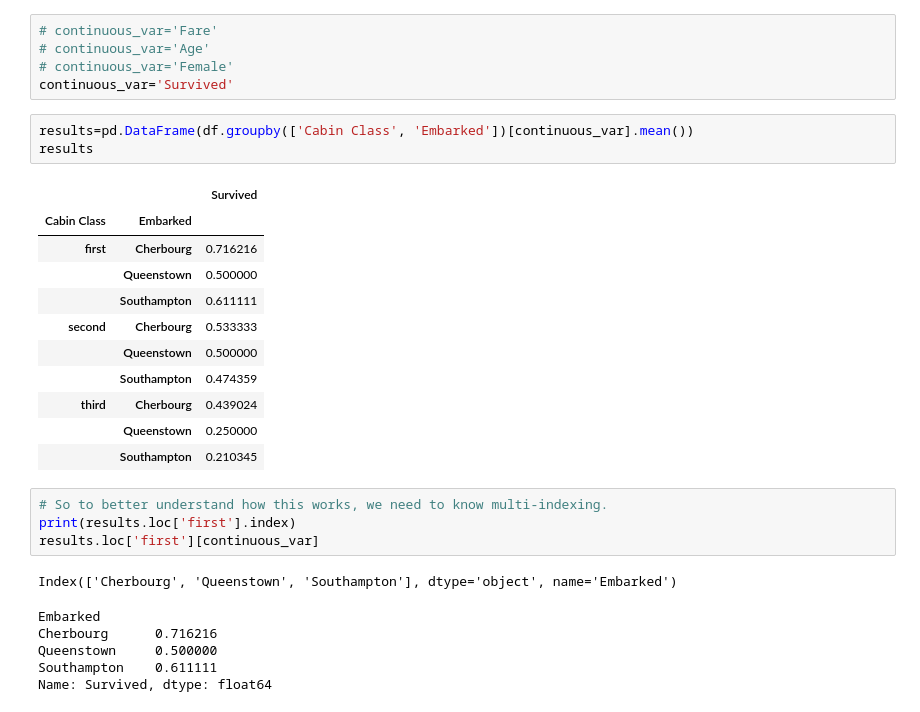
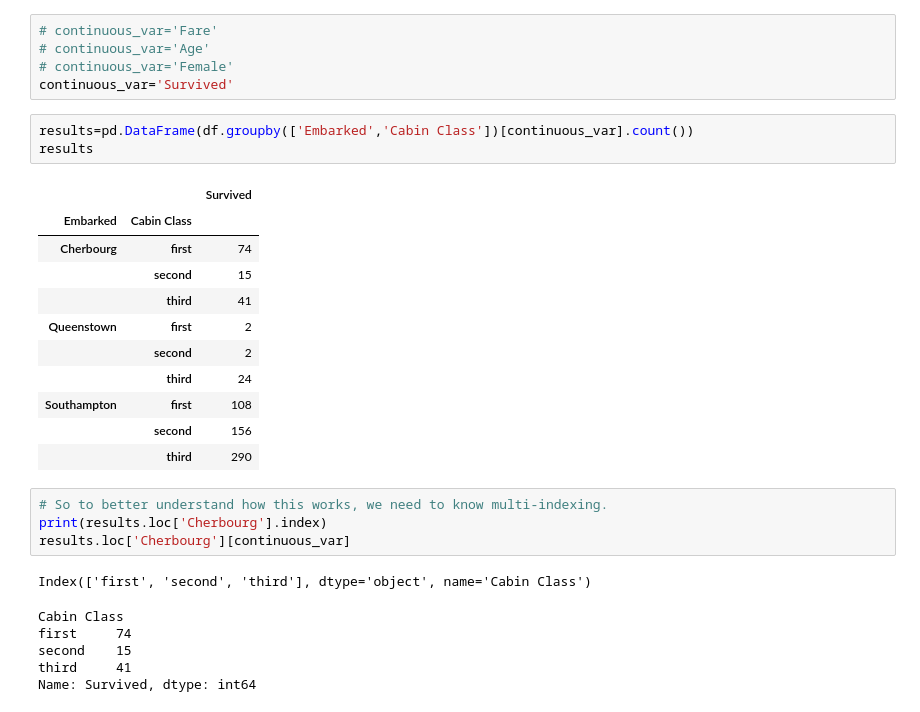
Before and after one commit to yixlim/304-titanic-dropdown, a Jupyter notebook: scratch_paper.ipynb, the cells around one changed output. Saved outputs shown, nothing was run; the diff lists cells and outputs as text.

```diff
--- a/scratch_paper.ipynb
+++ b/scratch_paper.ipynb
@@ -176,28 +184,28 @@ fig.show()
 # continuous_var='Female'
 continuous_var='Survived'
 # %%
-results=pd.DataFrame(df.groupby(['Cabin Class', 'Embarked'])[continuous_var].mean())
+results=pd.DataFrame(df.groupby(['Embarked','Cabin Class'])[continuous_var].count())
 results
 # %% [output]
 |  |  | Survived |
-| Cabin Class | Embarked |  |
-| first | Cherbourg | 0.716216 |
-|  | Queenstown | 0.500000 |
-|  | Southampton | 0.611111 |
-| second | Cherbourg | 0.533333 |
-|  | Queenstown | 0.500000 |
-|  | Southampton | 0.474359 |
-| third | Cherbourg | 0.439024 |
-|  | Queenstown | 0.250000 |
-|  | Southampton | 0.210345 |
+| Embarked | Cabin Class |  |
+| Cherbourg | first | 74 |
+|  | second | 15 |
+|  | third | 41 |
+| Queenstown | first | 2 |
+|  | second | 2 |
+|  | third | 24 |
+| Southampton | first | 108 |
+|  | second | 156 |
+|  | third | 290 |
 # %%
 # So to better understand how this works, we need to know multi-indexing.
-print(results.loc['first'].index)
-results.loc['first'][continuous_var]
+print(results.loc['Cherbourg'].index)
+results.loc['Cherbourg'][continuous_var]
 # %% [output]
-Index(['Cherbourg', 'Queenstown', 'Southampton'], dtype='object', name='Embarked')
+Index(['first', 'second', 'third'], dtype='object', name='Cabin Class')
-Embarked
-Cherbourg      0.716216
-Queenstown     0.500000
-Southampton    0.611111
-Name: Survived, dtype: float64
+Cabin Class
+first     74
+second    15
+third     41
+Name: Survived, dtype: int64
```
Also changed, not shown: parts of 6 cells of this notebook, 1 other file.
